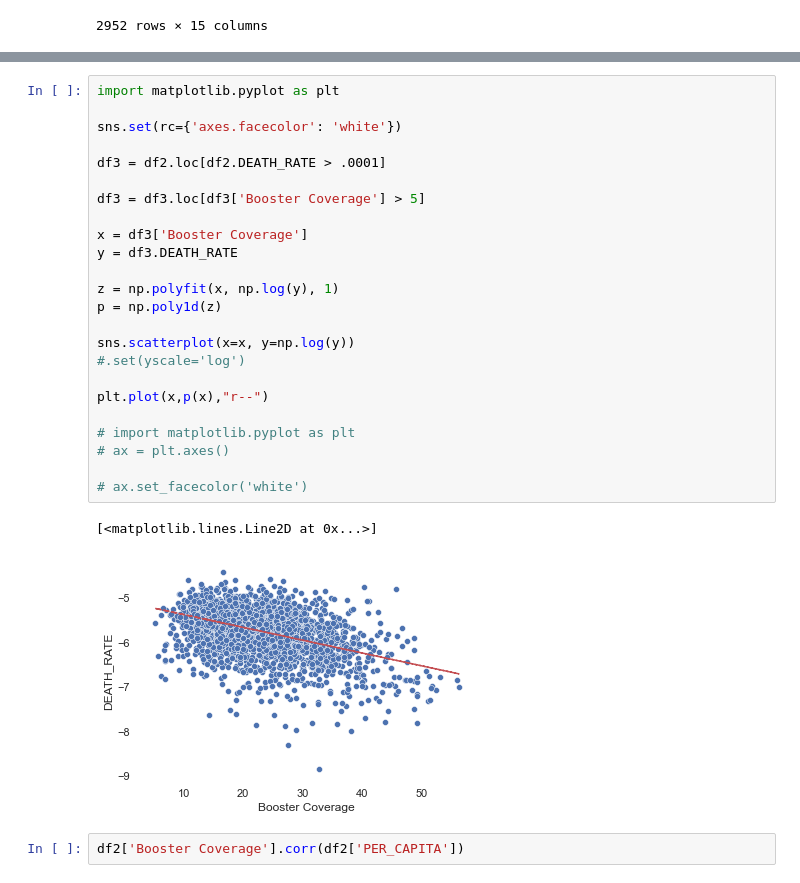
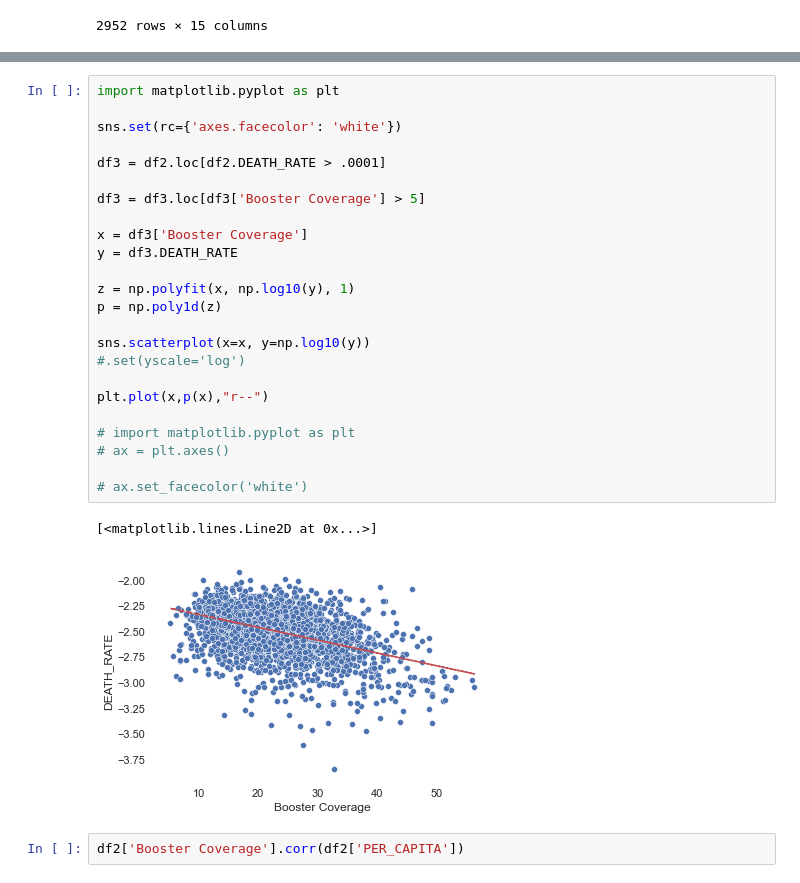
Before and after one commit to csdurfee/COVID_fatality_rates, a Jupyter notebook: exploration.ipynb, the cells around one changed output, grey strips where cells are left out. Drawn from its saved outputs; the diff is of its cells as text.

```diff
--- a/exploration.ipynb
+++ b/exploration.ipynb
@@ -250,30 +250,30 @@ df2.loc[df2.DEATH_RATE < .00001]
 # %%
 import matplotlib.pyplot as plt
 
 sns.set(rc={'axes.facecolor': 'white'})
 
 df3 = df2.loc[df2.DEATH_RATE > .0001]
 
 df3 = df3.loc[df3['Booster Coverage'] > 5]
 
 x = df3['Booster Coverage']
 y = df3.DEATH_RATE
 
-z = np.polyfit(x, np.log(y), 1)
+z = np.polyfit(x, np.log10(y), 1)
 p = np.poly1d(z)
 
-sns.scatterplot(x=x, y=np.log(y))
+sns.scatterplot(x=x, y=np.log10(y))
 #.set(yscale='log')
 
 plt.plot(x,p(x),"r--")
 
 # import matplotlib.pyplot as plt
 # ax = plt.axes()
 
 # ax.set_facecolor('white')
 # %% [output]
 [<matplotlib.lines.Line2D at 0x...>]
-[figure, old version]
+[figure, new version]
 # %%
 df2['Booster Coverage'].corr(df2['PER_CAPITA'])
 # %% [output]
```
Also changed, not shown: parts of 7 cells of this notebook, 1 other file.
